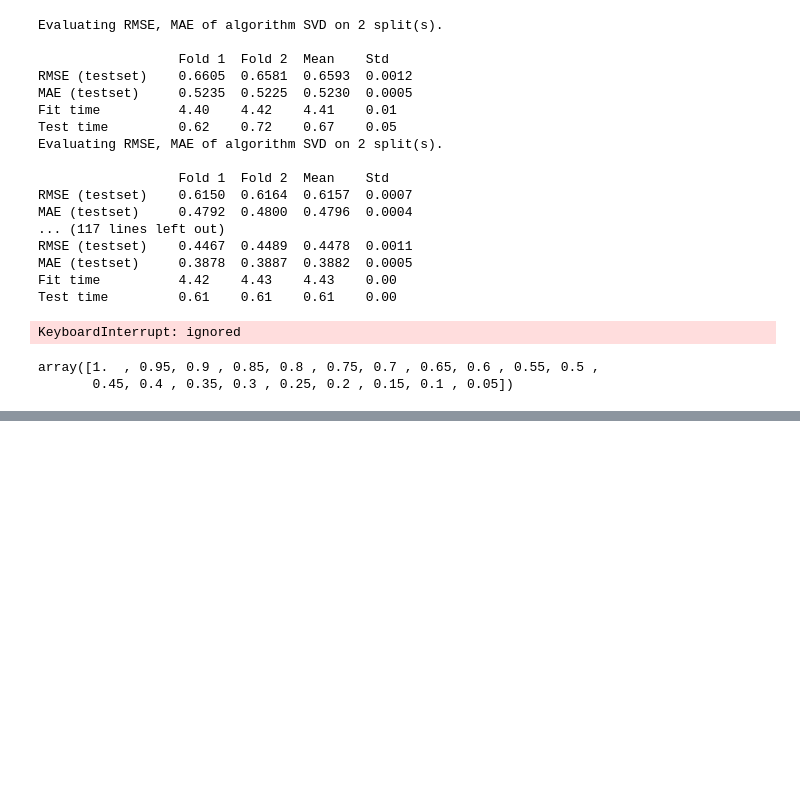
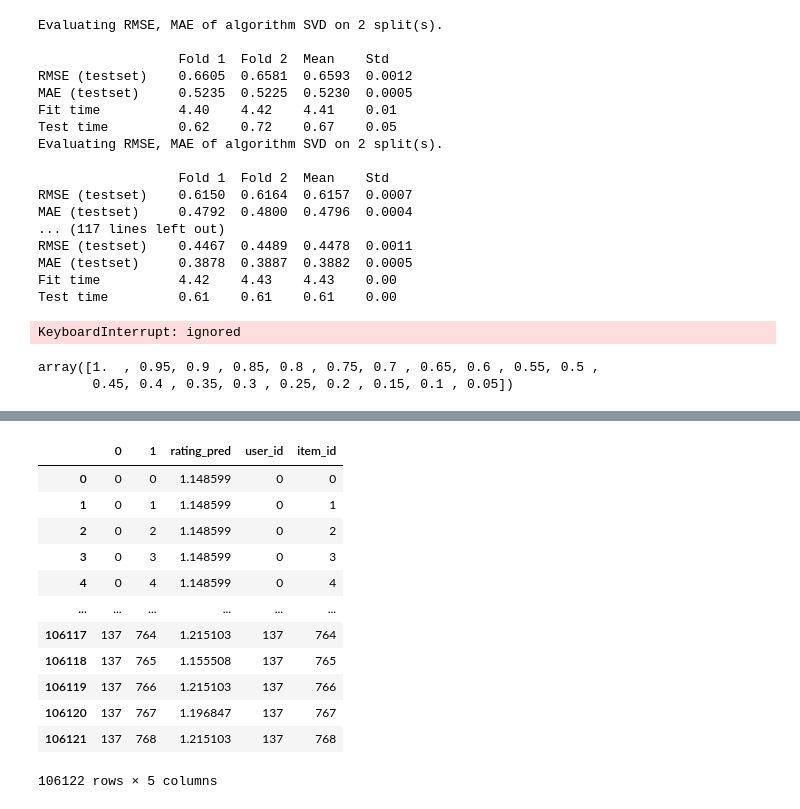
Before and after one commit to vldpro/SynEvaRec, a Jupyter notebook: notebooks/recsys_test.ipynb, the cells around one changed output, grey strips where cells are left out. Cells and saved outputs as stored; diff of their text form; code cells hidden in the pictures; blank space fills up the shorter version.

```diff
--- a/notebooks/recsys_test.ipynb
+++ b/notebooks/recsys_test.ipynb
@@ -797,0 +2377,2 @@ calculate_sim_results(rating_samples_dfs)
+# %%
+result = [algo.predict(u, i) for u, i in _all_pairs]
@@ -797,0 +2386,16 @@ calculate_sim_results(rating_samples_dfs)
+# %%
+_res
+# %% [output]
+|  | 0 | 1 | rating_pred | user_id | item_id |
+| 0 | 0 | 0 | 1.148599 | 0 | 0 |
+| 1 | 0 | 1 | 1.148599 | 0 | 1 |
+| 2 | 0 | 2 | 1.148599 | 0 | 2 |
+| 3 | 0 | 3 | 1.148599 | 0 | 3 |
+| 4 | 0 | 4 | 1.148599 | 0 | 4 |
+| ... | ... | ... | ... | ... | ... |
+| 106117 | 137 | 764 | 1.215103 | 137 | 764 |
+| 106118 | 137 | 765 | 1.155508 | 137 | 765 |
+| 106119 | 137 | 766 | 1.215103 | 137 | 766 |
+| 106120 | 137 | 767 | 1.196847 | 137 | 767 |
+| 106121 | 137 | 768 | 1.215103 | 137 | 768 |
+106122 rows × 5 columns
```
Also changed, not shown: parts of 34 cells of this notebook, 2 other files.
